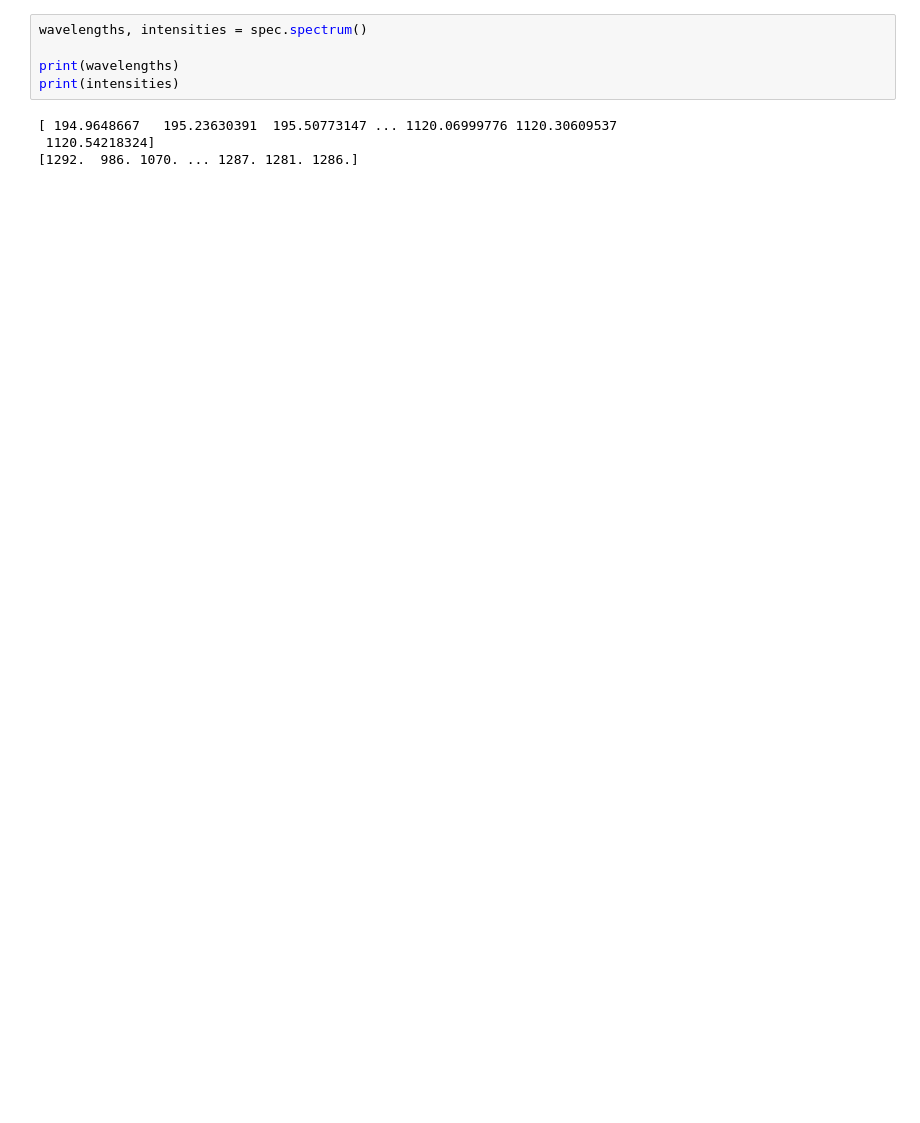
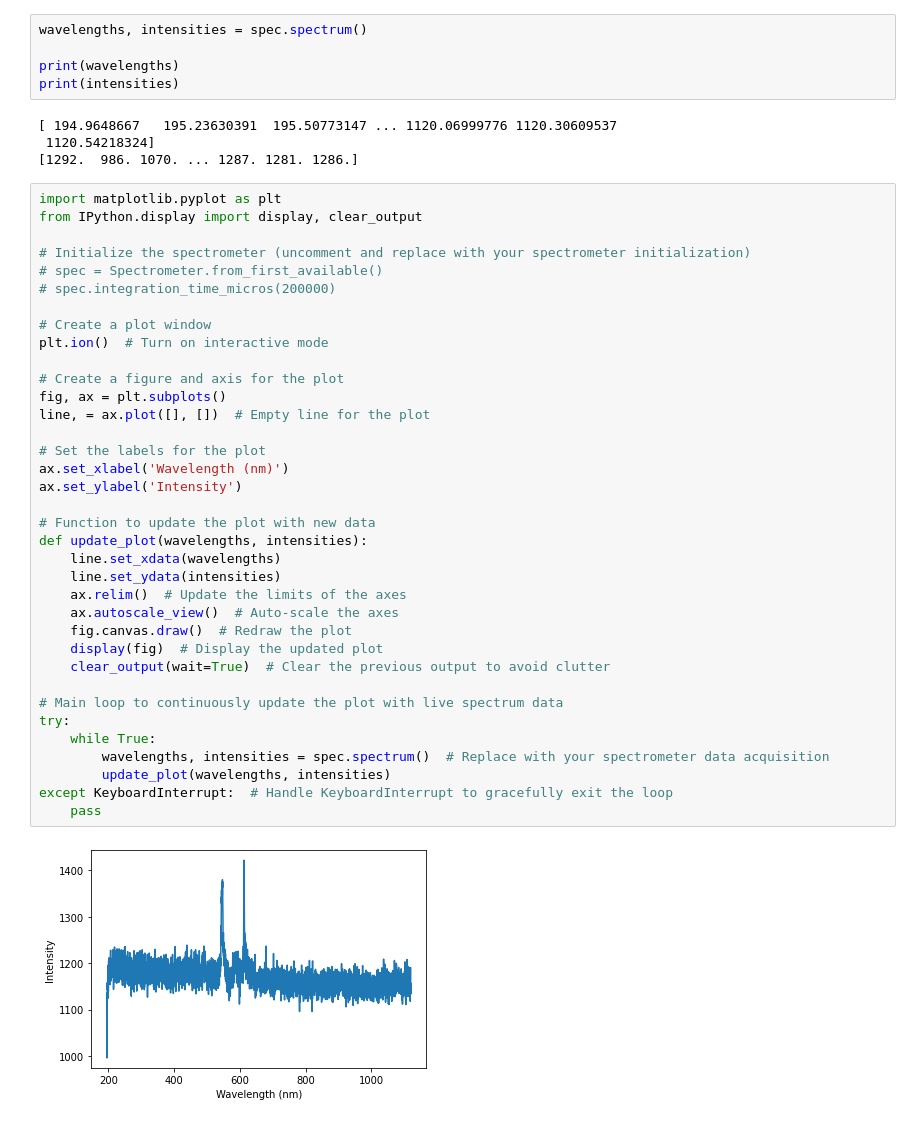
Before and after one commit to naqeeb2710/AdvanceOpticalTechnology, a Jupyter notebook: spectrometertest.ipynb, the cells around one changed output. Drawn from its saved outputs; the diff is of its cells as text; blank space fills up the shorter version.

Commit message:
Added Power meter Integration time and Live spectrum

```diff
--- a/spectrometertest.ipynb
+++ b/spectrometertest.ipynb
@@ -89,3 +89,41 @@ print(intensities)
 [ 194.9648667   195.23630391  195.50773147 ... 1120.06999776 1120.30609537
  1120.54218324]
 [1292.  986. 1070. ... 1287. 1281. 1286.]
+# %%
+import matplotlib.pyplot as plt
+from IPython.display import display, clear_output
+
+# Initialize the spectrometer (uncomment and replace with your spectrometer initialization)
+# spec = Spectrometer.from_first_available()
+# spec.integration_time_micros(200000)
+
+# Create a plot window
+plt.ion()  # Turn on interactive mode
+
+# Create a figure and axis for the plot
+fig, ax = plt.subplots()
+line, = ax.plot([], [])  # Empty line for the plot
+
+# Set the labels for the plot
+ax.set_xlabel('Wavelength (nm)')
+ax.set_ylabel('Intensity')
+
+# Function to update the plot with new data
+def update_plot(wavelengths, intensities):
+    line.set_xdata(wavelengths)
+    line.set_ydata(intensities)
+    ax.relim()  # Update the limits of the axes
+    ax.autoscale_view()  # Auto-scale the axes
+    fig.canvas.draw()  # Redraw the plot
+    display(fig)  # Display the updated plot
+    clear_output(wait=True)  # Clear the previous output to avoid clutter
+
+# Main loop to continuously update the plot with live spectrum data
+try:
+    while True:
+        wavelengths, intensities = spec.spectrum()  # Replace with your spectrometer data acquisition
+        update_plot(wavelengths, intensities)
+except KeyboardInterrupt:  # Handle KeyboardInterrupt to gracefully exit the loop
+    pass
+# %% [output]
+[figure, added]
```
Also changed, not shown: parts of 2 cells of this notebook, 25 other files.
